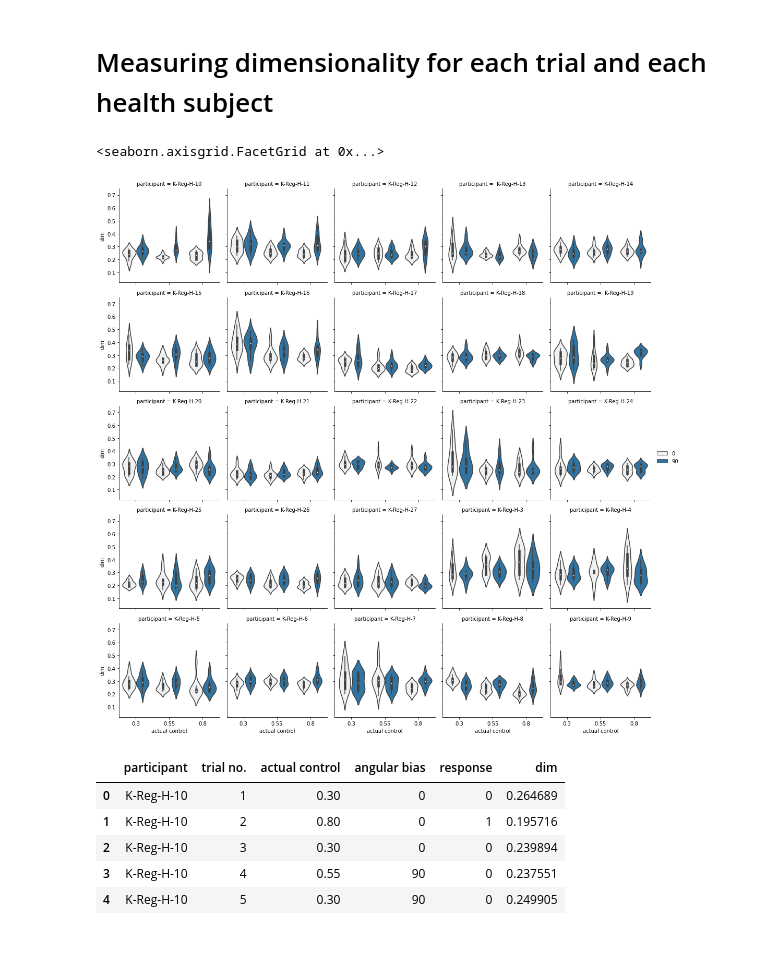
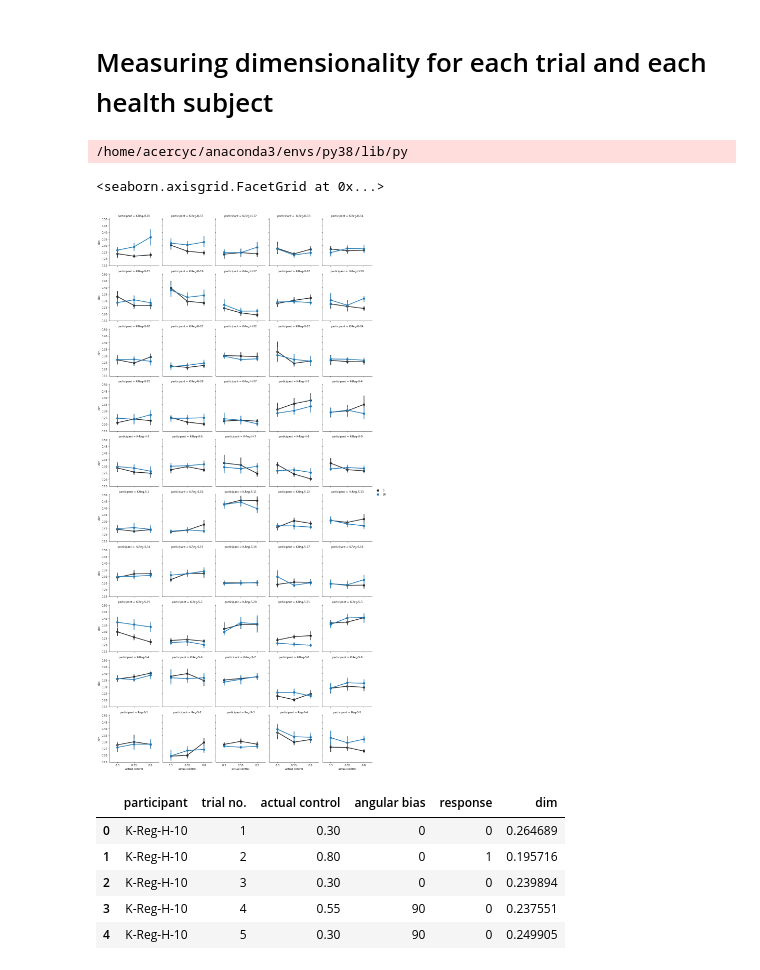
Before and after one commit to acercyc/Keio-Testing_analysis, a Jupyter notebook: src/ana_action_plan.ipynb, the cells around one changed output. Saved outputs shown, nothing was run; the diff lists cells and outputs as text; code cells hidden in the pictures.

```diff
--- a/src/ana_action_plan.ipynb
+++ b/src/ana_action_plan.ipynb
@@ -16,7 +16,7 @@ importlib.reload(utils)
 # %% [markdown]
 # Measuring dimensionality for each trial and each health subject
 # %%
-subjs, _ = utils.ExpInfo.getSubjIDs_byGroup()
+subjs = utils.ExpInfo.getSubjIDs()
 task = utils.ExpInfo.taskName[0]
 
 # compute dimensionality
@@ -33,17 +33,19 @@ def add_dim(subj, task):
 
 df_all = utils.GroupOperation.map(add_dim, subjs, task)
 df_all_ = pd.concat(df_all, axis=0)
+# %% [output]
+/home/acercyc/anaconda3/envs/py38/lib/py
 # %%
 # plot dimensionality by conditions and subjects
 grid = sns.FacetGrid(col='participant', col_wrap=5, data=df_all_)
-grid.map_dataframe(sns.violinplot,
+grid.map_dataframe(sns.pointplot,
                    x='actual control',
                    y='dim',
                    hue='angular bias')
 grid.add_legend()
 # %% [output]
 <seaborn.axisgrid.FacetGrid at 0x...>
-[figure, old version]
+[figure, new version]
 # %%
 df_all_.head()
 # %% [output]
```
Also changed, not shown: parts of 1 cell of this notebook, 5 other files.
